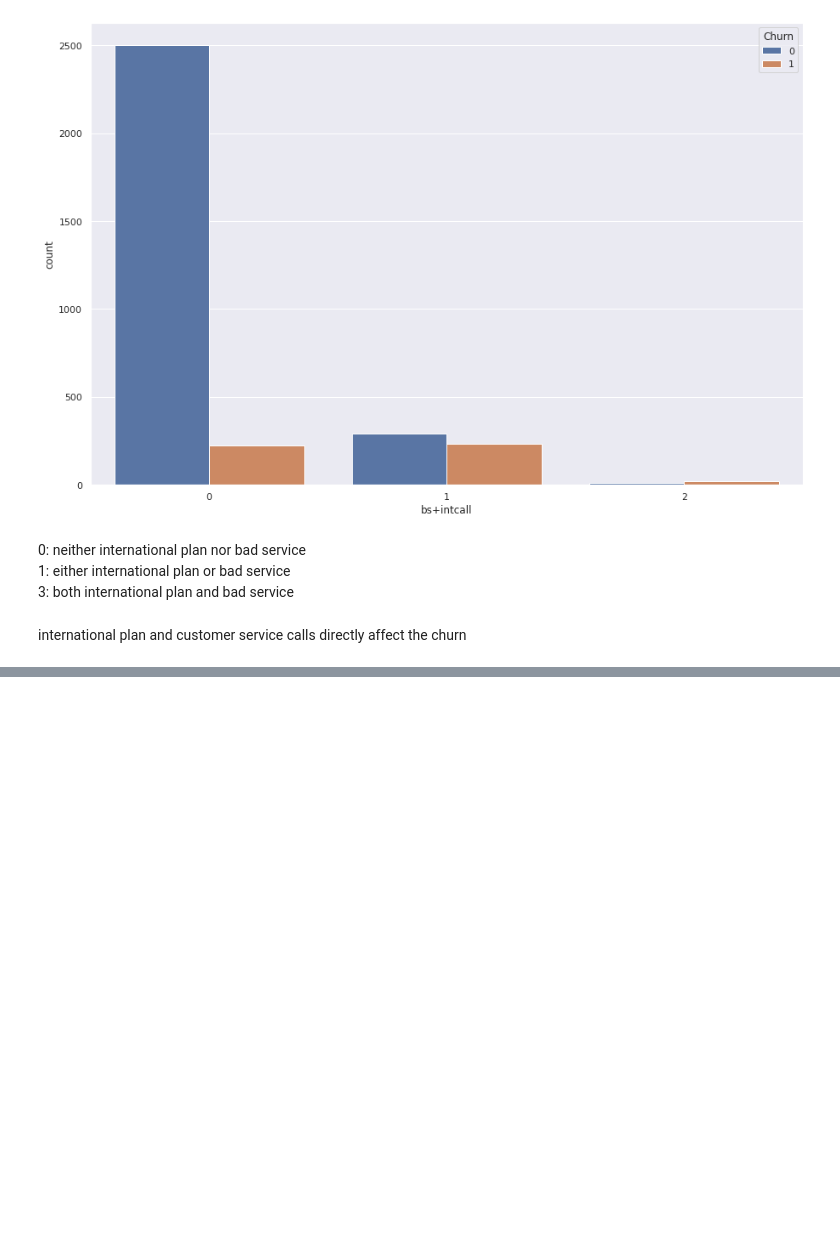
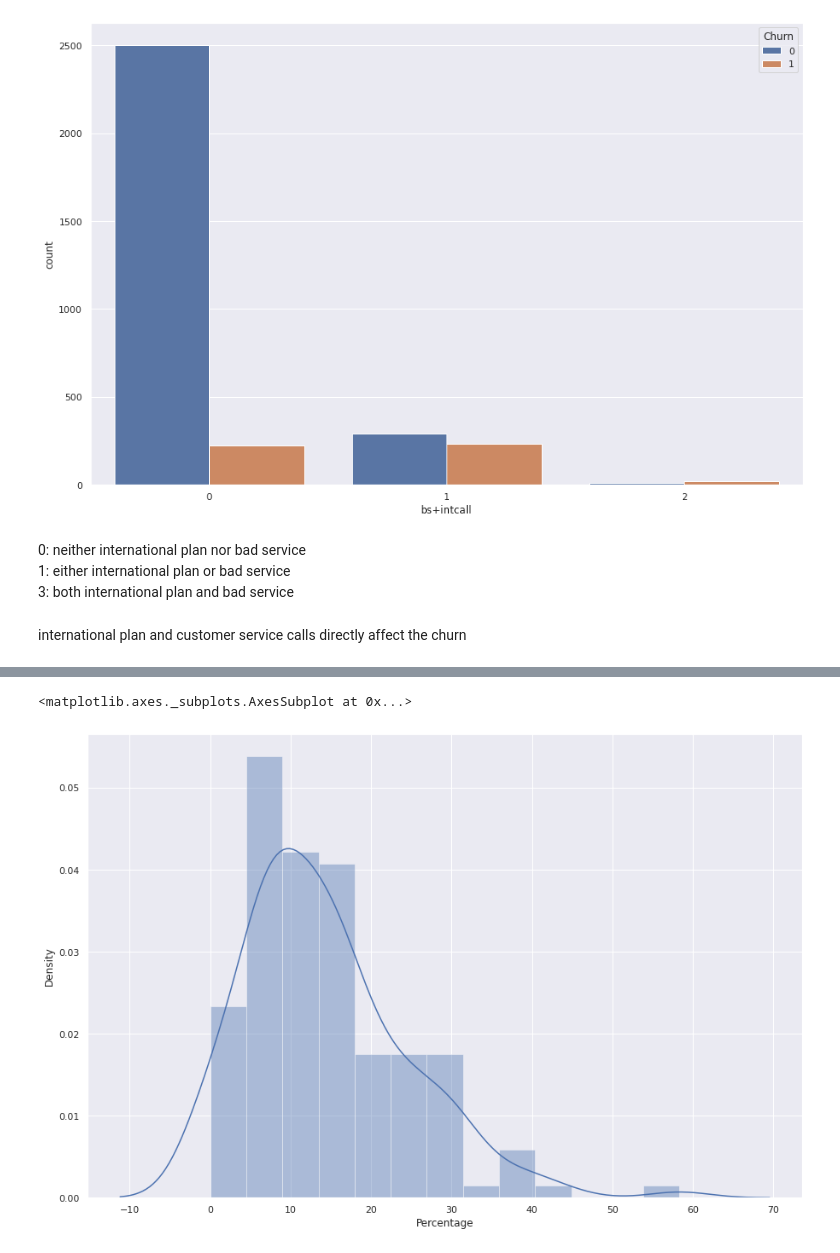
Before and after one commit to martydom/why-do-customer-churn, a Jupyter notebook: Devashish_Bose_Team_1_Capstone_Project.ipynb, the cells around one changed output, grey strips where cells are left out. Cells and saved outputs as stored; diff of their text form; code cells hidden in the pictures; blank space fills up the shorter version.

```diff
--- a/Devashish_Bose_Team_1_Capstone_Project.ipynb
+++ b/Devashish_Bose_Team_1_Capstone_Project.ipynb
@@ -587,0 +604,4 @@ international plan and customer service calls directly affect the churn
+# %%
+state_arcode_data = pd.crosstab(filtered_df['State + Arcode'],filtered_df['Churn'])
+# %%
+state_arcode_data['Percentage'] = state_arcode_data.apply(lambda x : x[1]*100/(x[0]+x[1]),axis=1)
@@ -587,0 +634,5 @@ international plan and customer service calls directly affect the churn
+# %%
+sns.distplot(state_arcode_data["Percentage"])
+# %% [output]
+<matplotlib.axes._subplots.AxesSubplot at 0x...>
+[figure, added]
```
Also changed, not shown: parts of 4 cells of this notebook.
